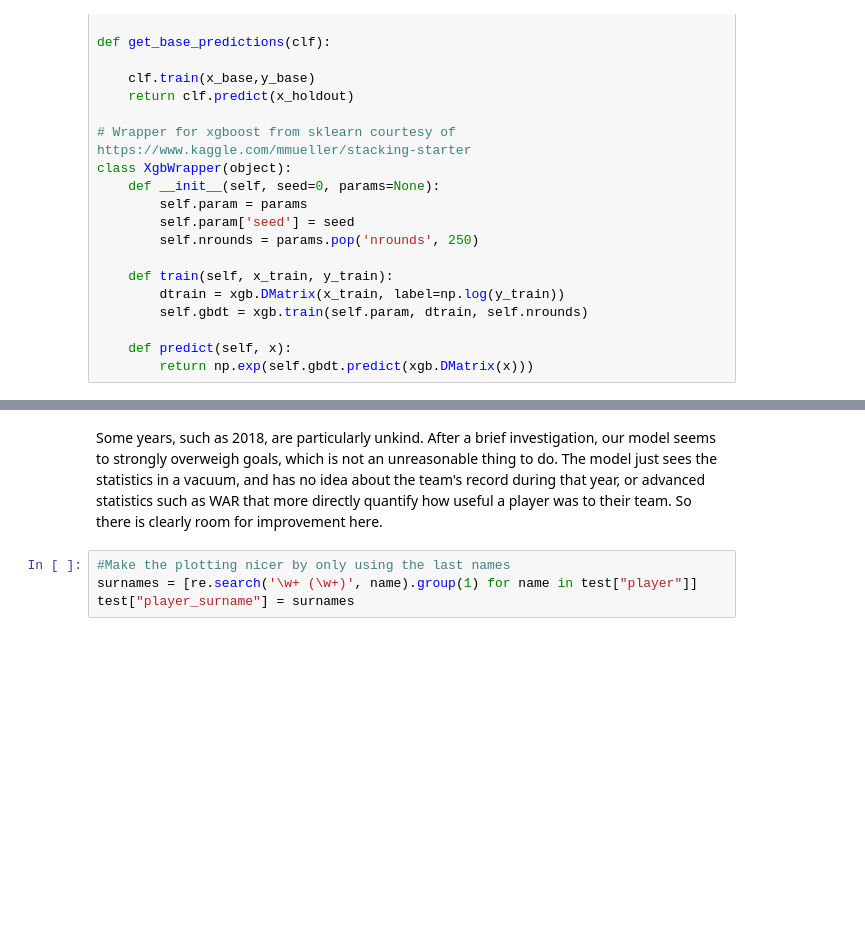
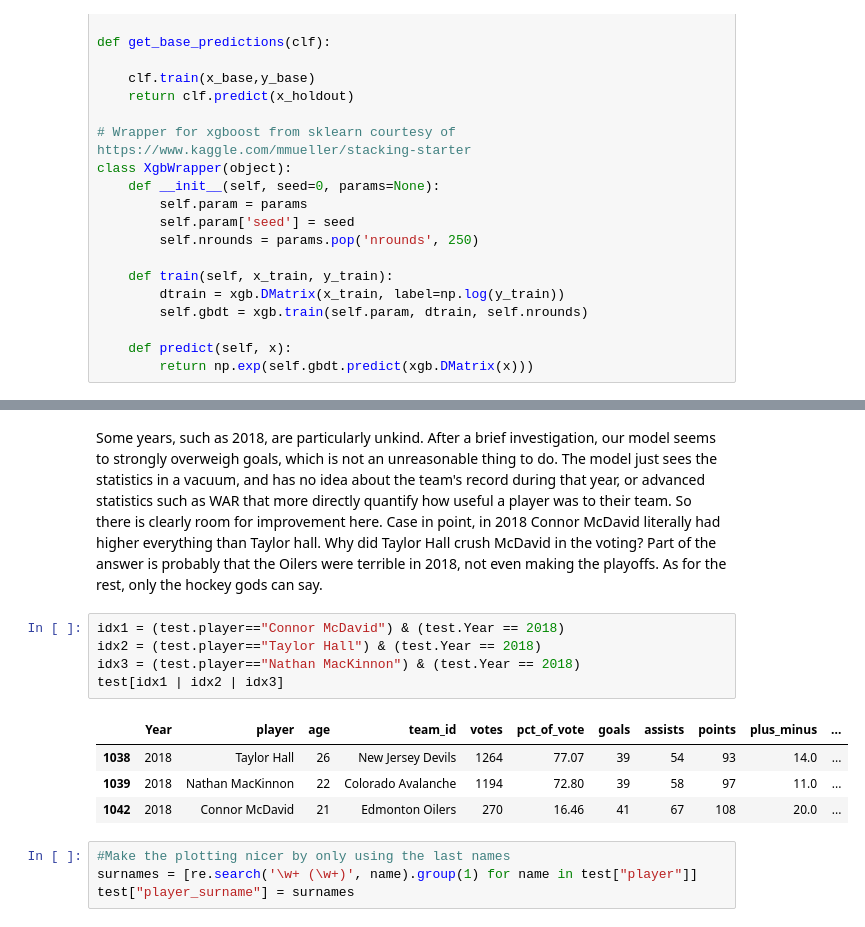
Before and after one commit to dbz10/NHL-Player-Awards, a Jupyter notebook: NHL MVP prediction.ipynb, the cells around one changed output, grey strips where cells are left out. Cells and saved outputs as stored; diff of their text form; blank space fills up the shorter version.

```diff
--- a/NHL MVP prediction.ipynb
+++ b/NHL MVP prediction.ipynb
@@ -425,5 +511,15 @@ with sns.axes_style("darkgrid"):
 # %% [markdown]
-Some years, such as 2018, are particularly unkind. After a brief investigation, our model seems to strongly overweigh goals, which is not an unreasonable thing to do. The model just sees the statistics in a vacuum, and has no idea about the team's record during that year, or advanced statistics such as WAR that more directly quantify how useful a player was to their team. So there is clearly room for improvement here.
+Some years, such as 2018, are particularly unkind. After a brief investigation, our model seems to strongly overweigh goals, which is not an unreasonable thing to do. The model just sees the statistics in a vacuum, and has no idea about the team's record during that year, or advanced statistics such as WAR that more directly quantify how useful a player was to their team. So there is clearly room for improvement here. Case in point, in 2018 Connor McDavid literally had higher everything than Taylor hall. Why did Taylor Hall crush McDavid in the voting? Part of the answer is probably that the Oilers were terrible in 2018, not even making the playoffs. As for the rest, only the hockey gods can say.
+# %%
+idx1 = (test.player=="Connor McDavid") & (test.Year == 2018)
+idx2 = (test.player=="Taylor Hall") & (test.Year == 2018)
+idx3 = (test.player=="Nathan MacKinnon") & (test.Year == 2018)
+test[idx1 | idx2 | idx3]
+# %% [output]
+|  | Year | player | age | team_id | votes | pct_of_vote | goals | assists | points | plus_minus | ... |
+| 1038 | 2018 | Taylor Hall | 26 | New Jersey Devils | 1264 | 77.07 | 39 | 54 | 93 | 14.0 | ... |
+| 1039 | 2018 | Nathan MacKinnon | 22 | Colorado Avalanche | 1194 | 72.80 | 39 | 58 | 97 | 11.0 | ... |
+| 1042 | 2018 | Connor McDavid | 21 | Edmonton Oilers | 270 | 16.46 | 41 | 67 | 108 | 20.0 | ... |
 # %%
 #Make the plotting nicer by only using the last names
 surnames = [re.search('\w+ (\w+)', name).group(1) for name in test["player"]]
```
Also changed, not shown: parts of 15 cells of this notebook.
